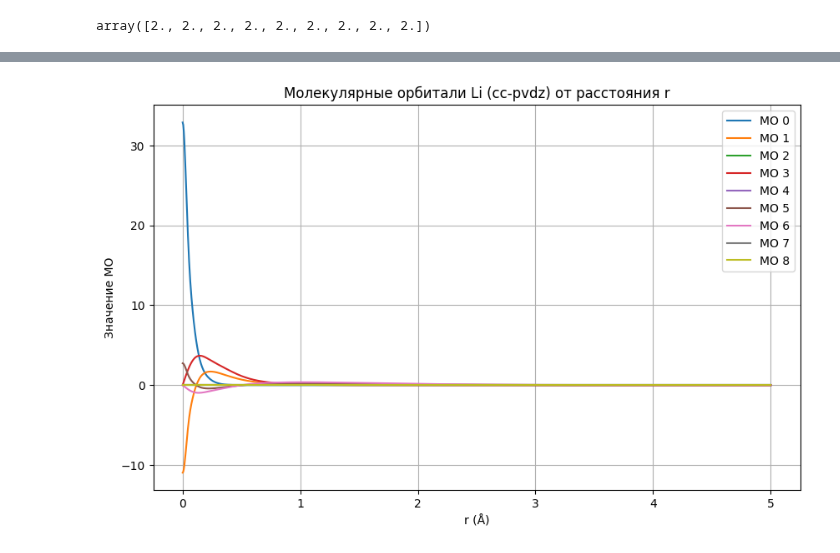
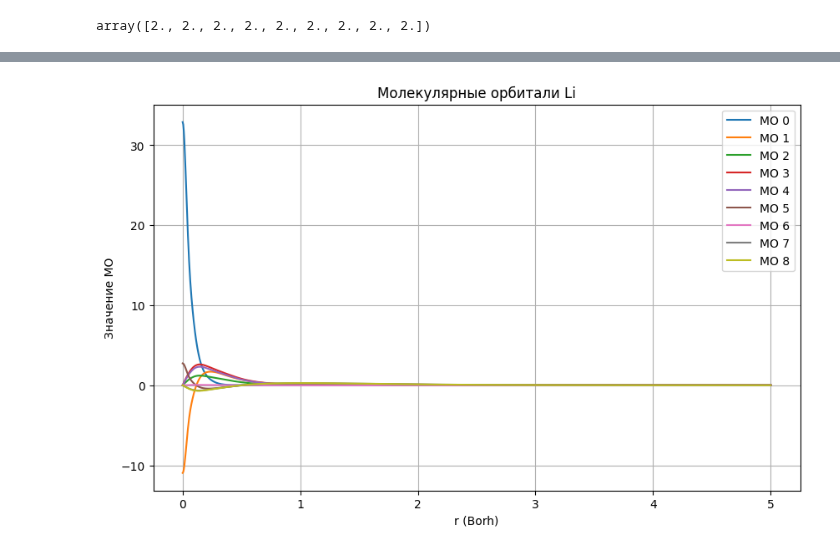
Before and after one commit to sergiokapone/QChemLectures, a Jupyter notebook: PySCF/RDF.ipynb, the cells around one changed output, grey strips where cells are left out. Drawn from its saved outputs; the diff is of its cells as text; code cells hidden in the pictures.

```diff
--- a/PySCF/RDF.ipynb
+++ b/PySCF/RDF.ipynb
@@ -114,7 +176,23 @@ df
+# %%
+def line_directions(n_points, r_max, direction):
+    """
+    Генерує n_points точок вздовж прямої у напрямку `direction`,
+    від 0 до r_max.
+
+    direction: масив [dx, dy, dz], буде нормалізовано.
+    """
+    direction = np.array(direction)
+    direction = direction / np.linalg.norm(direction)  # нормалізація
+    r = np.linspace(0, r_max, n_points)              # відстані вздовж прямої
+    coords = np.outer(r, direction)                  # (n_points, 3)
+    return coords, r
+
+
+n_points = 1000
+r_max = 5.0
+direction = [1, 1, 0]  # напрямок в просторі
+
+coords_line, r_line = line_directions(n_points, r_max, direction)
 # %%
 # Создаём одномерную сетку вдоль оси x
-n_points = 1000
-x = np.linspace(0, 5, n_points)
-coords = np.zeros((n_points, 3))
-coords[:, 0] = x
-ao_values = mol.eval_gto('GTOval_sph', coords)
+ao_values = mol.eval_gto('GTOval_sph', coords_line)
@@ -121,16 +229,15 @@ ao_values = mol.eval_gto('GTOval_sph', coords)
 # %%
 mo_values = ao_values @ mo_coeff
 # %%
-# График всех МО
 plt.figure(figsize=(10, 6))
-for i in range(len(np.where(mo_occ > 0)[0])):  # Проходим по всем столбцам
-    plt.plot(x, mo_values[:, i], label=f'MO {i}')
-plt.xlabel('r (Å)')
+for i in range(len(np.where(mo_occ > 0)[0])):
+    plt.plot(r_line, mo_values[:, i], label=f'MO {i}')
+plt.xlabel('r (Borh)')
 plt.ylabel('Значение МО')
-plt.title('Молекулярные орбитали Li (cc-pvdz) от расстояния r')
+plt.title('Молекулярные орбитали Li')
 plt.legend()
 plt.grid()
 plt.show()
 # %% [output]
-[figure, old version]
+[figure, new version]
 # %%
```
Also changed, not shown: parts of 8 cells of this notebook.
